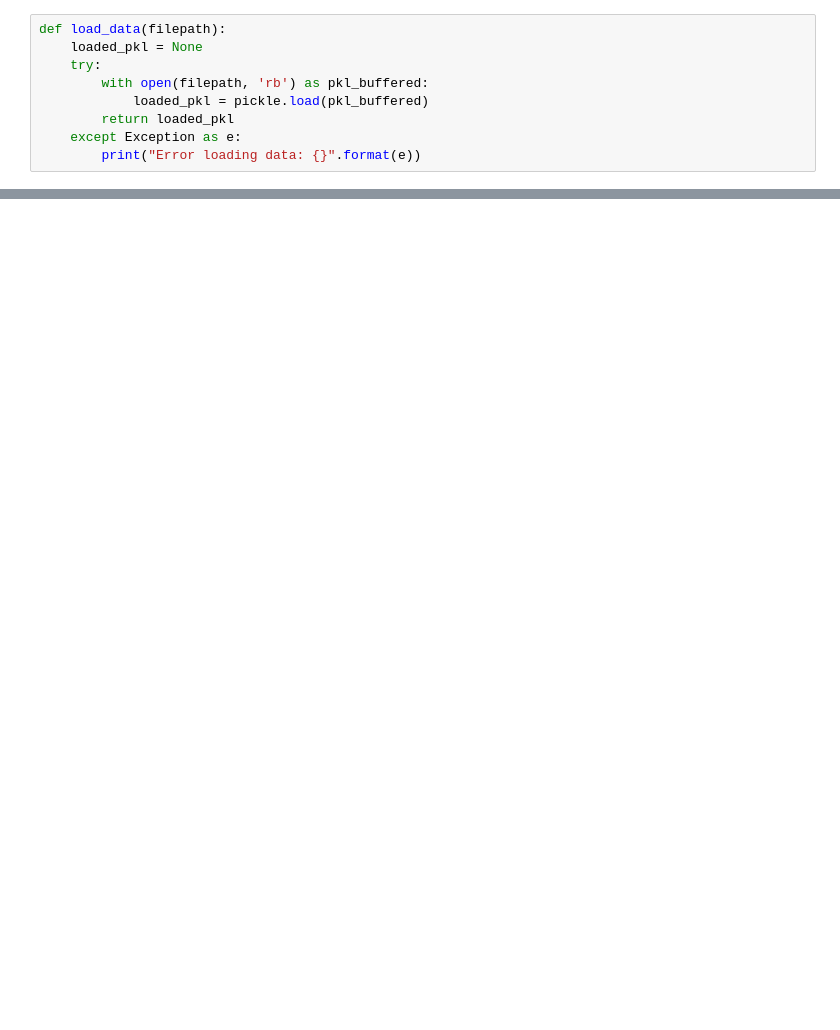
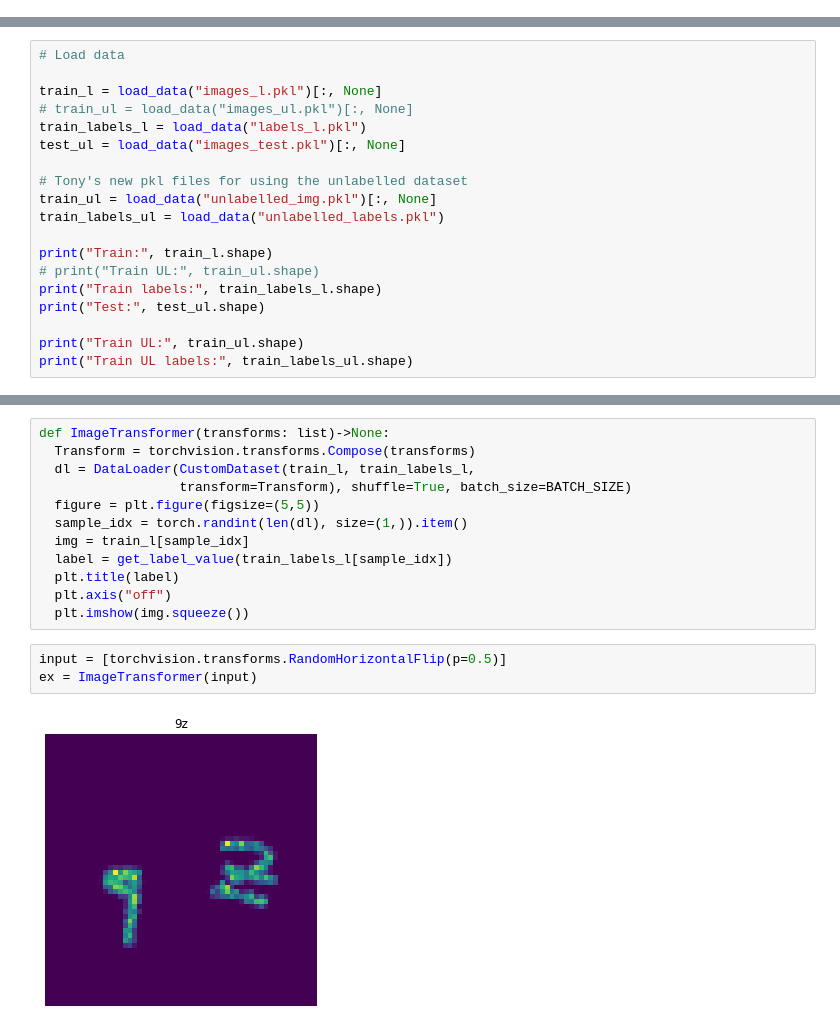
Before and after one commit to felixsimard/comp551-p3, a Jupyter notebook: P3_G19_COMP551.ipynb, the cells around one changed output, grey strips where cells are left out. Cells and saved outputs as stored; diff of their text form; blank space fills up the shorter version.

```diff
--- a/P3_G19_COMP551.ipynb
+++ b/P3_G19_COMP551.ipynb
@@ -126,9 +36,0 @@ def get_label_value(labels):
-# %%
-def load_data(filepath):
-    loaded_pkl = None
-    try:
-        with open(filepath, 'rb') as pkl_buffered:
-            loaded_pkl = pickle.load(pkl_buffered)
-        return loaded_pkl
-    except Exception as e:
-        print("Error loading data: {}".format(e))
@@ -307,0 +203,19 @@ Accuracy on test set: 0.39%
+# %%
+# Load data
+
+train_l = load_data("images_l.pkl")[:, None]
+# train_ul = load_data("images_ul.pkl")[:, None]
+train_labels_l = load_data("labels_l.pkl")
+test_ul = load_data("images_test.pkl")[:, None]
+
+# Tony's new pkl files for using the unlabelled dataset
+train_ul = load_data("unlabelled_img.pkl")[:, None]
+train_labels_ul = load_data("unlabelled_labels.pkl")
+
+print("Train:", train_l.shape)
+# print("Train UL:", train_ul.shape)
+print("Train labels:", train_labels_l.shape)
+print("Test:", test_ul.shape)
+
+print("Train UL:", train_ul.shape)
+print("Train UL labels:", train_labels_ul.shape)
@@ -307,0 +278,17 @@ Accuracy on test set: 0.39%
+# %%
+def ImageTransformer(transforms: list)->None:
+  Transform = torchvision.transforms.Compose(transforms)
+  dl = DataLoader(CustomDataset(train_l, train_labels_l,
+                  transform=Transform), shuffle=True, batch_size=BATCH_SIZE)
+  figure = plt.figure(figsize=(5,5))
+  sample_idx = torch.randint(len(dl), size=(1,)).item()
+  img = train_l[sample_idx]
+  label = get_label_value(train_labels_l[sample_idx])
+  plt.title(label)
+  plt.axis("off")
+  plt.imshow(img.squeeze())
+# %%
+input = [torchvision.transforms.RandomHorizontalFlip(p=0.5)]
+ex = ImageTransformer(input)
+# %% [output]
+[figure, added]
```
Also changed, not shown: parts of 64 cells of this notebook, 10 other files.
